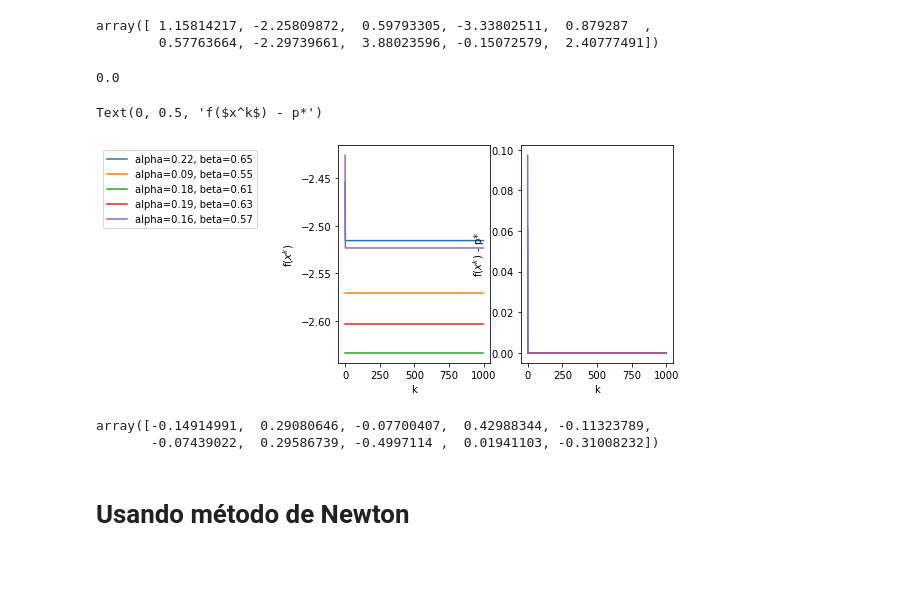
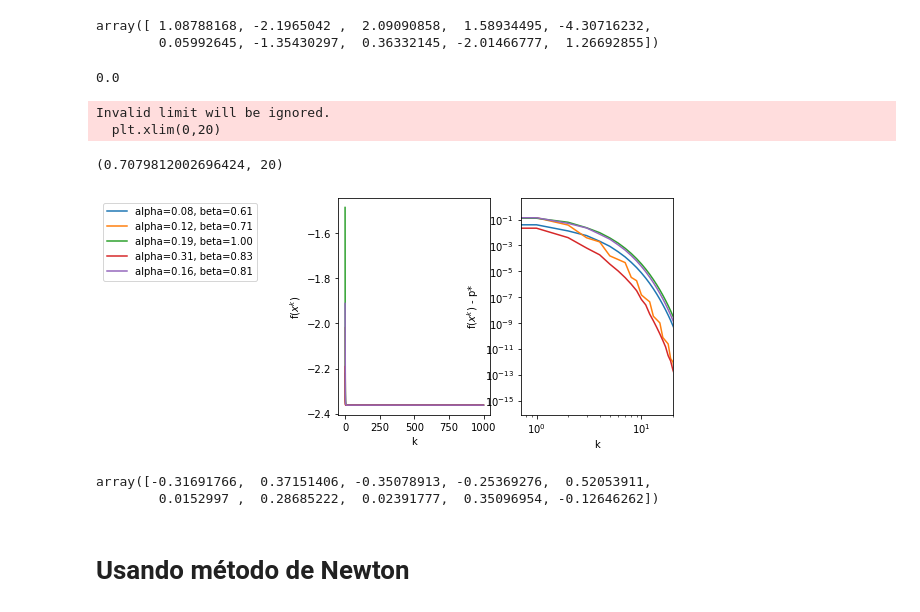
Before and after one commit to FelipeSchreiber/TopEspOtm, a Jupyter notebook: lista2.ipynb, the cells around one changed output. Cells and saved outputs as stored; diff of their text form; code cells hidden in the pictures; blank space fills up the shorter version.

```diff
--- a/lista2.ipynb
+++ b/lista2.ipynb
@@ -13,14 +13,14 @@ def compute_gradient(x):
 #    grad = A.T@(1/(1-A@x)) + 1/(1-x) - 1/(1+x)
     for j in range(n):
         for i in range(m):
-            grad[j] += A[i,j]/(1-A[i,j]*x[j])
+            grad[j] += A[i,j]/(1-A[i,:]@x)
         grad[j] += 2*x[j]/(1-x[j]**2)
     return grad
 # %%
 compute_gradient(np.zeros(n))
 # %% [output]
-array([ 1.15814217, -2.25809872,  0.59793305, -3.33802511,  0.879287  ,
-        0.57763664, -2.29739661,  3.88023596, -0.15072579,  2.40777491])
+array([ 1.08788168, -2.1965042 ,  2.09090858,  1.58934495, -4.30716232,
+        0.05992645, -1.35430297,  0.36332145, -2.01466777,  1.26692855])
 # %%
 def f(x):
 #    return -np.sum(np.log(1-A@x)) -np.sum(np.log(1 - x**2))
@@ -50,34 +50,38 @@ def line_Search(v,alpha,beta,x):
 # %%
 fig,axs = plt.subplots(1,2)
 for _ in  range(5):
     x = np.zeros(n)
     grad = compute_gradient(x)
     alpha = np.random.uniform(0.01,0.5)
     beta = np.random.uniform(0.5,1)
     i = 0
     y = []
     while stop_condition(grad,eta) and i < 1000:
         v = -1*compute_gradient(x)
         t = line_Search(v,alpha,beta,x)
         x += t*v
         y.append(f(x))
         i+=1
     axs[0].plot(y,label=f"alpha={alpha:.2f}, beta={beta:.2f}")
     axs[1].plot([np.abs(y[i] - y[-1]) for i in range(len(y))],
                 label=f"alpha={alpha:.2f}, beta={beta:.2f}")
 axs[0].set_xlabel("k")
 axs[0].set_ylabel("f($x^k$)")
 axs[0].legend(bbox_to_anchor=(-0.5, 1))
 axs[1].set_xlabel("k")
 axs[1].set_ylabel("f($x^k$) - p*")
+axs[1].loglog()
+plt.xlim(0,20)
 # %% [output]
-Text(0, 0.5, 'f($x^k$) - p*')
+Invalid limit will be ignored.
+  plt.xlim(0,20)
+(0.7079812002696424, 20)
-[figure, old version]
+[figure, new version]
 # %%
 x
 # %% [output]
-array([-0.14914991,  0.29080646, -0.07700407,  0.42988344, -0.11323789,
-       -0.07439022,  0.29586739, -0.4997114 ,  0.01941103, -0.31008232])
+array([-0.31691766,  0.37151406, -0.35078913, -0.25369276,  0.52053911,
+        0.0152997 ,  0.28685222,  0.02391777,  0.35096954, -0.12646262])
 # %% [markdown]
 # Usando método de Newton
 # %%
```
Also changed, not shown: parts of 2 cells of this notebook.
